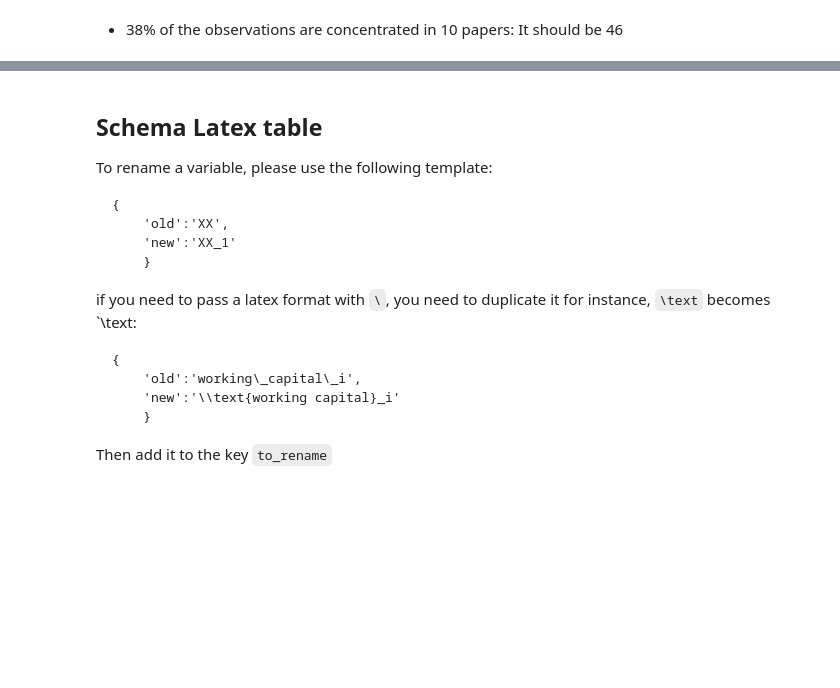
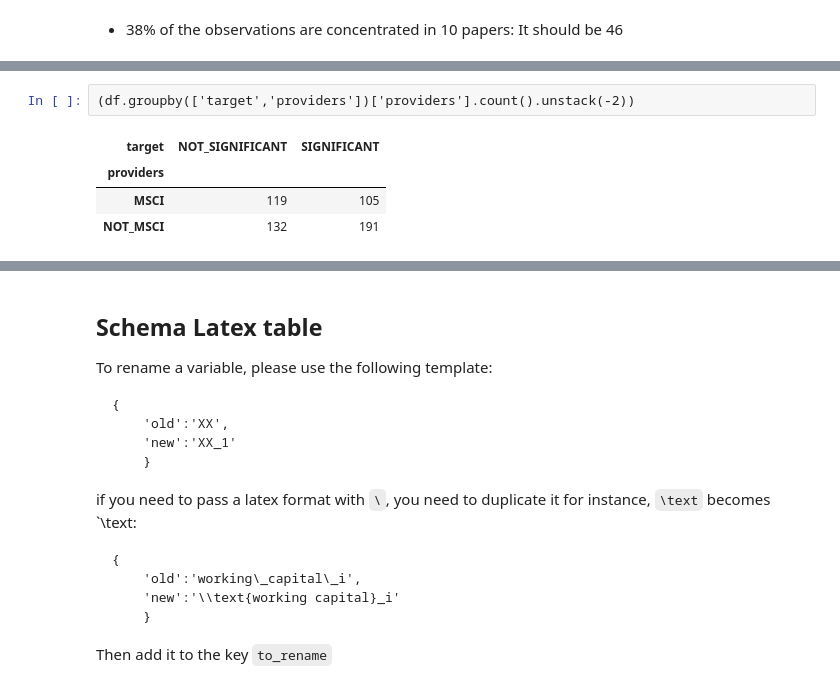
Before and after one commit to thomaspernet/esg_metadata, a Jupyter notebook: 02_data_analysis/01_model_train_evaluate/01_sign_of_effect/00_sign_of_effect_classification.ipynb, the cells around one changed output, grey strips where cells are left out. Saved outputs shown, nothing was run; the diff lists cells and outputs as text; blank space fills up the shorter version.

```diff
--- a/02_data_analysis/01_model_train_evaluate/01_sign_of_effect/00_sign_of_effect_classification.ipynb
+++ b/02_data_analysis/01_model_train_evaluate/01_sign_of_effect/00_sign_of_effect_classification.ipynb
@@ -309,2 +502,9 @@ df['id'].nunique()
+# %%
+(df.groupby(['target','providers'])['providers'].count().unstack(-2))
+# %% [output]
+| target | NOT_SIGNIFICANT | SIGNIFICANT |
+| providers |  |  |
+| MSCI | 119 | 105 |
+| NOT_MSCI | 132 | 191 |
 # %%
 (df.groupby('cfp_4_categories')['cfp_4_categories'].count())
```
Also changed, not shown: parts of 68 cells of this notebook, 9 other files.
